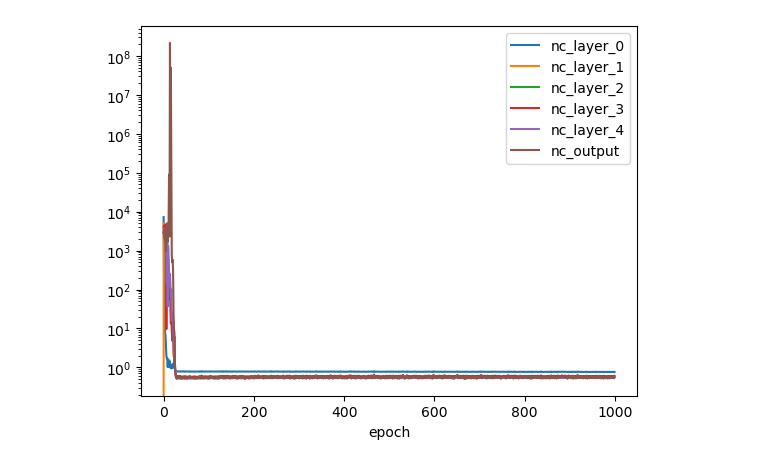
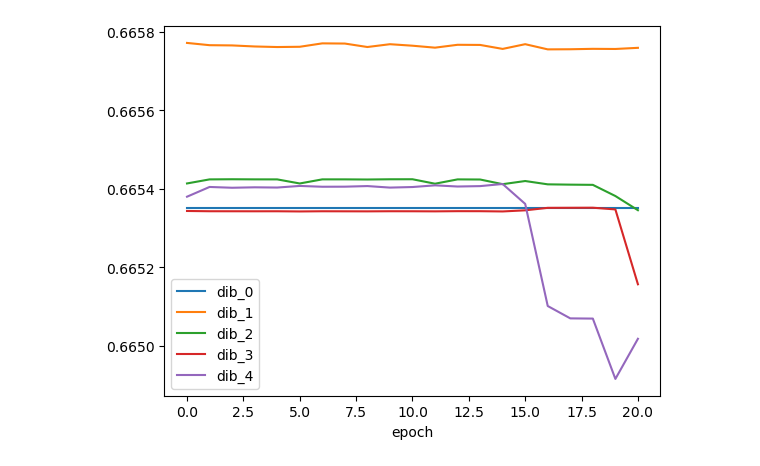
Before and after one commit to ziyong-was-taken/Compression-In-DNNs, a Jupyter notebook: plots.ipynb, the cells around one changed output. Drawn from its saved outputs; the diff is of its cells as text; code cells hidden in the pictures.

Commit message:
- fix plotting when DIB only computed for some epochs - fix IP analysis plot

```diff
--- a/plots.ipynb
+++ b/plots.ipynb
@@ -3,9 +3,15 @@ import pandas as pd
 import matplotlib.pyplot as plt
 # %%
 # set version
-version = 0
+version = 2
+full = True
 
 # load metrics
 metrics = pd.read_csv(f"lightning_logs/version_{version}/metrics.csv").drop(
     columns="step"
 )
+if full:
+    metrics = pd.read_csv("lightning_logs/full_64/metrics.csv").drop(
+        columns="step"
+    )
+metrics
@@ -12,7 +62,10 @@ metrics = pd.read_csv(f"lightning_logs/version_{version}/metrics.csv").drop(
 # %%
-# plot NC1
-nc_cols = metrics.columns[metrics.columns.str.contains("nc_")]
-metrics.plot(x="epoch", y=nc_cols, logy=True)
+# remove NaN rows
+no_nan = metrics.dropna()
+
+# plot DIB
+dib_cols = metrics.columns[metrics.columns.str.contains("dib_")]
+no_nan.plot(x="epoch", y=dib_cols)
 plt.show()
 # %% [output]
-[figure, old version]
+[figure, new version]
```
Also changed, not shown: parts of 6 cells of this notebook.
